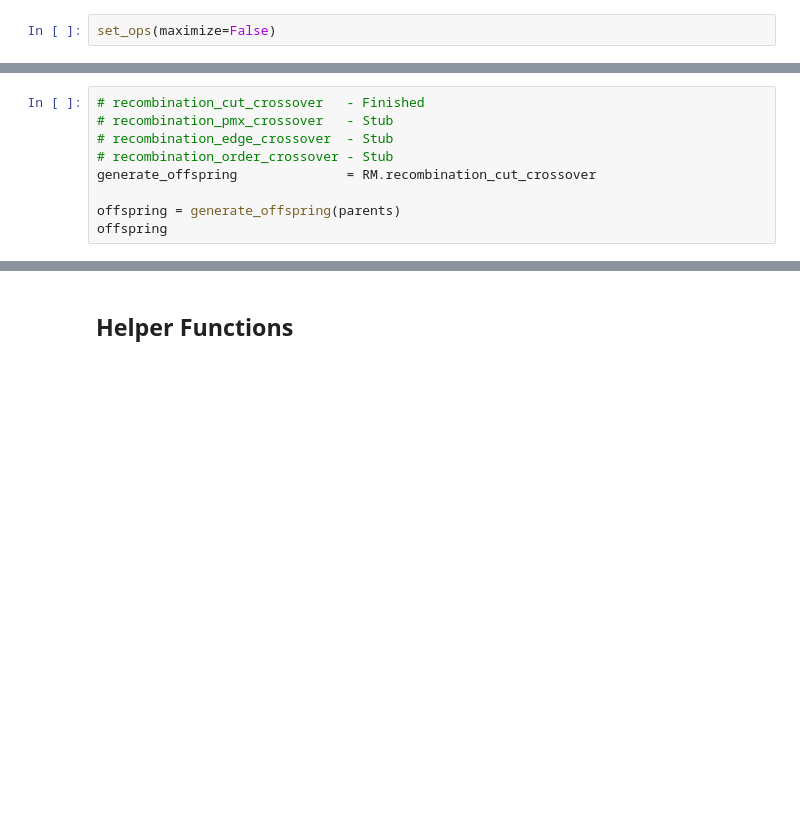
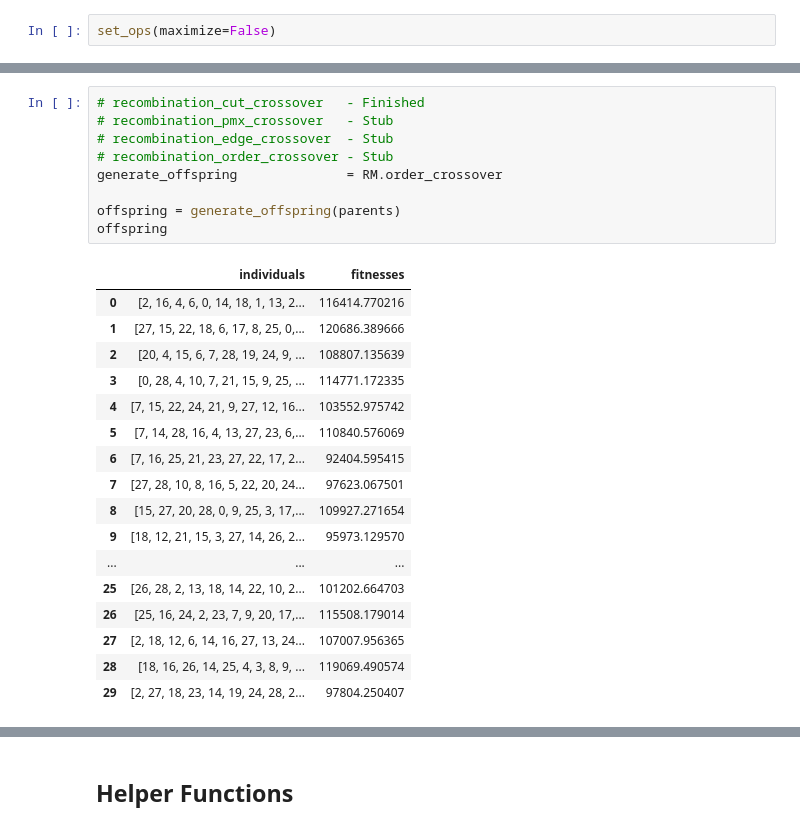
Before and after one commit to ZacharyMN709/COMP-3201---TSP-Evolutionary-Algorithm, a Jupyter notebook: src/Presentation - Pandas Ver.ipynb, the cells around one changed output, grey strips where cells are left out. Saved outputs shown, nothing was run; the diff lists cells and outputs as text; blank space fills up the shorter version.

```diff
--- a/src/Presentation - Pandas Ver.ipynb
+++ b/src/Presentation - Pandas Ver.ipynb
@@ -189,12 +206,30 @@ parents.head()
 # %%
 # recombination_cut_crossover   - Finished
 # recombination_pmx_crossover   - Stub
 # recombination_edge_crossover  - Stub
 # recombination_order_crossover - Stub
-generate_offspring              = RM.recombination_cut_crossover
+generate_offspring              = RM.order_crossover
 
 offspring = generate_offspring(parents)
 offspring
+# %% [output]
+|  | individuals | fitnesses |
+| 0 | [2, 16, 4, 6, 0, 14, 18, 1, 13, 2... | 116414.770216 |
+| 1 | [27, 15, 22, 18, 6, 17, 8, 25, 0,... | 120686.389666 |
+| 2 | [20, 4, 15, 6, 7, 28, 19, 24, 9, ... | 108807.135639 |
+| 3 | [0, 28, 4, 10, 7, 21, 15, 9, 25, ... | 114771.172335 |
+| 4 | [7, 15, 22, 24, 21, 9, 27, 12, 16... | 103552.975742 |
+| 5 | [7, 14, 28, 16, 4, 13, 27, 23, 6,... | 110840.576069 |
+| 6 | [7, 16, 25, 21, 23, 27, 22, 17, 2... | 92404.595415 |
+| 7 | [27, 28, 10, 8, 16, 5, 22, 20, 24... | 97623.067501 |
+| 8 | [15, 27, 20, 28, 0, 9, 25, 3, 17,... | 109927.271654 |
+| 9 | [18, 12, 21, 15, 3, 27, 14, 26, 2... | 95973.129570 |
+| ... | ... | ... |
+| 25 | [26, 28, 2, 13, 18, 14, 22, 10, 2... | 101202.664703 |
+| 26 | [25, 16, 24, 2, 23, 7, 9, 20, 17,... | 115508.179014 |
+| 27 | [2, 18, 12, 6, 14, 16, 27, 13, 24... | 107007.956365 |
+| 28 | [18, 16, 26, 14, 25, 4, 3, 8, 9, ... | 119069.490574 |
+| 29 | [2, 27, 18, 23, 14, 19, 24, 28, 2... | 97804.250407 |
 # %%
 # permutation_swap       - Finished
 # permutation_insert     - Stub
```
Also changed, not shown: parts of 10 cells of this notebook, 3 other files.
